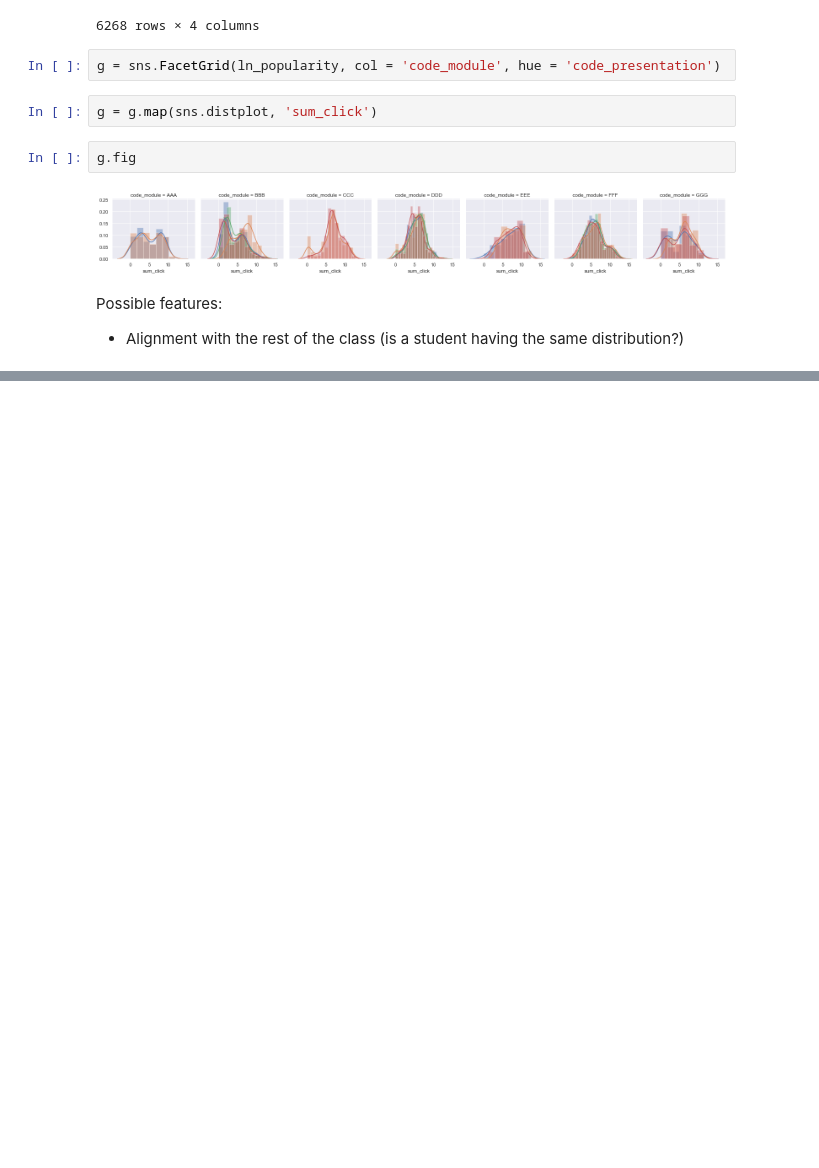
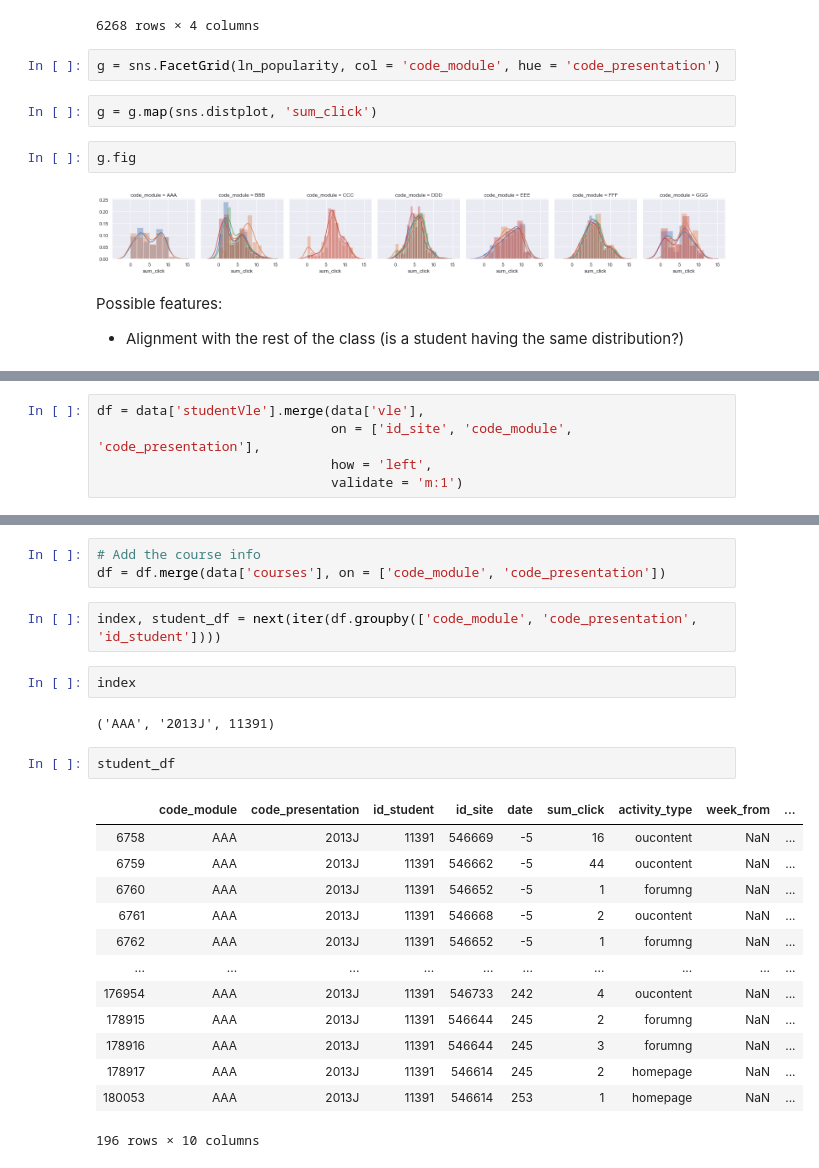
Before and after one commit to rcharan/mooc-data, a Jupyter notebook: eda.ipynb, the cells around one changed output, grey strips where cells are left out. Cells and saved outputs as stored; diff of their text form; blank space fills up the shorter version.

```diff
--- a/eda.ipynb
+++ b/eda.ipynb
@@ -267,0 +378,5 @@ Possible features:
+# %%
+df = data['studentVle'].merge(data['vle'],
+                              on = ['id_site', 'code_module', 'code_presentation'],
+                              how = 'left',
+                              validate = 'm:1')
@@ -267,0 +392,25 @@ Possible features:
+# %%
+# Add the course info
+df = df.merge(data['courses'], on = ['code_module', 'code_presentation'])
+# %%
+index, student_df = next(iter(df.groupby(['code_module', 'code_presentation', 'id_student'])))
+# %%
+index
+# %% [output]
+('AAA', '2013J', 11391)
+# %%
+student_df
+# %% [output]
+|  | code_module | code_presentation | id_student | id_site | date | sum_click | activity_type | week_from | ... |
+| 6758 | AAA | 2013J | 11391 | 546669 | -5 | 16 | oucontent | NaN | ... |
+| 6759 | AAA | 2013J | 11391 | 546662 | -5 | 44 | oucontent | NaN | ... |
+| 6760 | AAA | 2013J | 11391 | 546652 | -5 | 1 | forumng | NaN | ... |
+| 6761 | AAA | 2013J | 11391 | 546668 | -5 | 2 | oucontent | NaN | ... |
+| 6762 | AAA | 2013J | 11391 | 546652 | -5 | 1 | forumng | NaN | ... |
+| ... | ... | ... | ... | ... | ... | ... | ... | ... | ... |
+| 176954 | AAA | 2013J | 11391 | 546733 | 242 | 4 | oucontent | NaN | ... |
+| 178915 | AAA | 2013J | 11391 | 546644 | 245 | 2 | forumng | NaN | ... |
+| 178916 | AAA | 2013J | 11391 | 546644 | 245 | 3 | forumng | NaN | ... |
+| 178917 | AAA | 2013J | 11391 | 546614 | 245 | 2 | homepage | NaN | ... |
+| 180053 | AAA | 2013J | 11391 | 546614 | 253 | 1 | homepage | NaN | ... |
+196 rows × 10 columns
```
Also changed, not shown: parts of 91 cells of this notebook, 2 other files.
